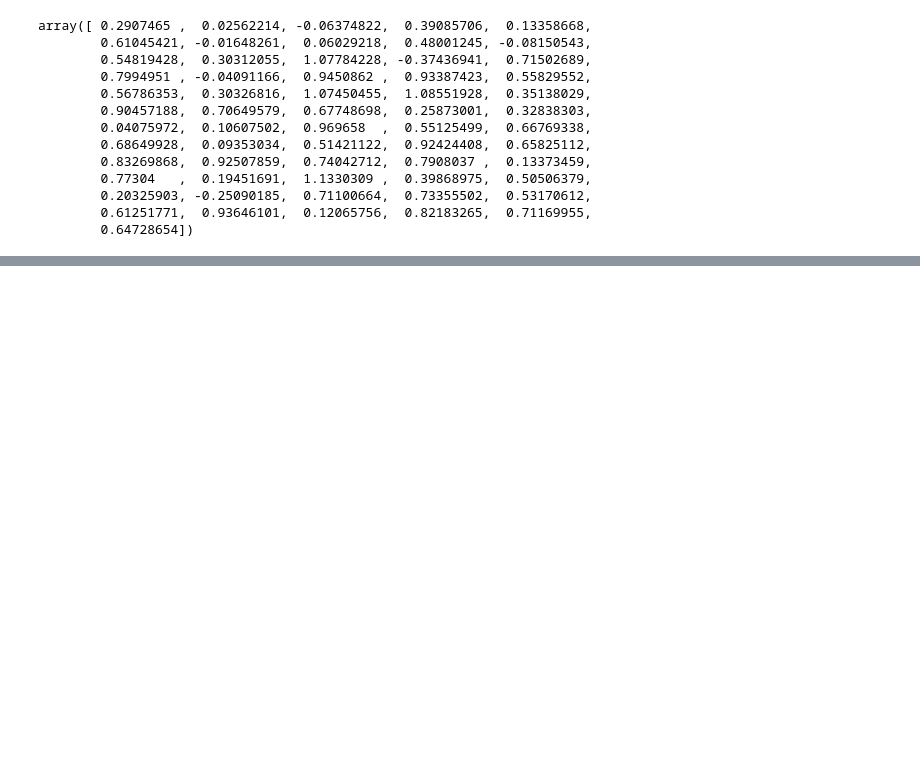
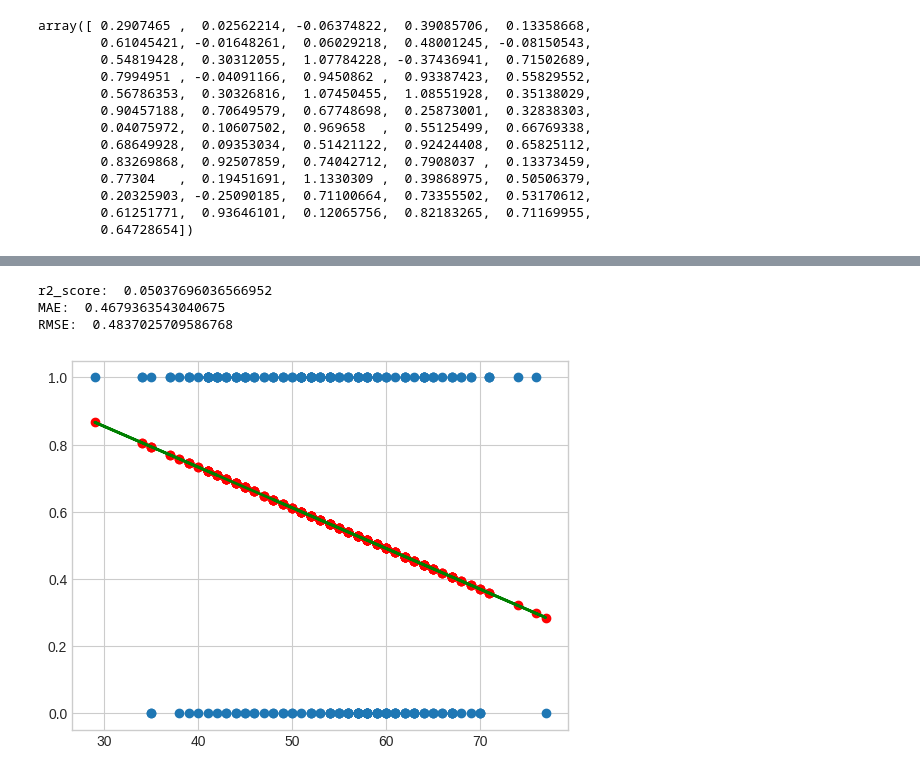
Before and after one commit to evisChan/assigment3, a Jupyter notebook: Assigment3.ipynb, the cells around one changed output, grey strips where cells are left out. Drawn from its saved outputs; the diff is of its cells as text; code cells hidden in the pictures; blank space fills up the shorter version.

```diff
--- a/Assigment3.ipynb
+++ b/Assigment3.ipynb
@@ -881,0 +914,3 @@ plt.show()
+# %%
+from sklearn.model_selection import train_test_split
+X_train, X_test, y_train, y_test = train_test_split(X, y, test_size = 0.2)
@@ -881,0 +935,3 @@ plt.show()
+# %%
+X_train = np.array(X_train).reshape(-1, 1)
+X_train
@@ -881,0 +977,4 @@ plt.show()
+# %%
+from sklearn.linear_model import LinearRegression
+model = LinearRegression()
+model.fit(X_train, y_train)
@@ -881,0 +1014,3 @@ plt.show()
+# %%
+y_pred_train1 = model.predict(X_train)
+y_pred_train1
@@ -881,0 +1035,21 @@ plt.show()
+# %%
+import matplotlib.pyplot as plt
+from sklearn.metrics import mean_absolute_error, mean_squared_error, r2_score
+
+# Membuat scatter plot dari data pelatihan dan prediksi
+plt.scatter(X_train, y_train, label='Actual')
+plt.scatter(X_train, y_pred_train1, color='red', label='Predicted')
+
+print("r2_score: ", r2_score(y_train, y_pred_train1))
+print("MAE: ", mean_absolute_error(y_train, y_pred_train1))
+print("RMSE: ", (mean_squared_error(y_train, y_pred_train1)**0.5))
+
+
+# Memplot garis linear
+plt.plot(X_train, y_pred_train1, color='green', linewidth=2, label='Linear Regression')
+plt.grid(True)
+# %% [output]
+r2_score:  0.05037696036566952
+MAE:  0.4679363543040675
+RMSE:  0.4837025709586768
+[figure, added]
```
Also changed, not shown: parts of 22 cells of this notebook.
